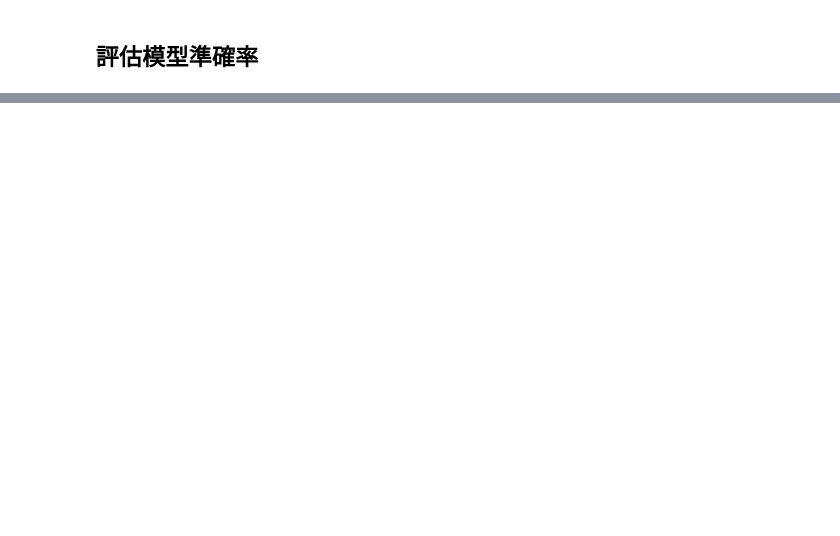
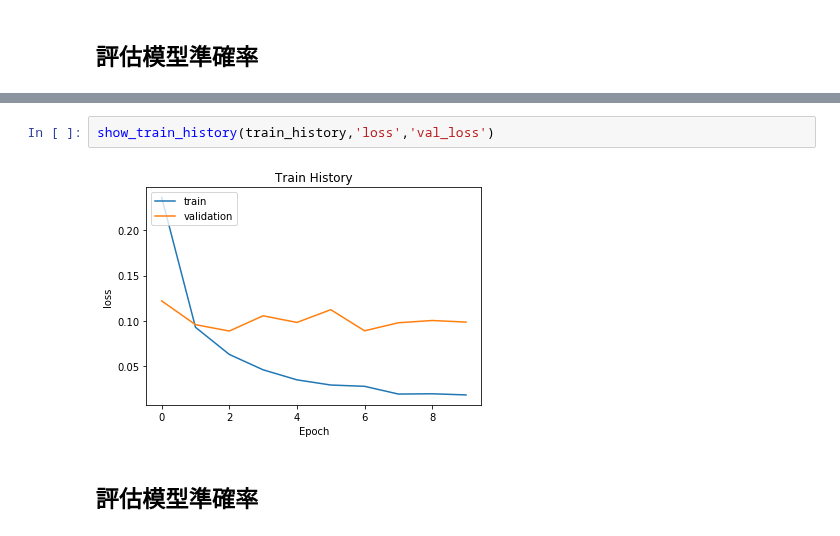
Before and after one commit to jackpopp125/2nd-ML100Days, a Jupyter notebook: homework/Day_070_HW/Day_070_HW.ipynb, the cells around one changed output, grey strips where cells are left out. Cells and saved outputs as stored; diff of their text form; blank space fills up the shorter version.

```diff
--- a/homework/Day_070_HW/Day_070_HW.ipynb
+++ b/homework/Day_070_HW/Day_070_HW.ipynb
@@ -173,0 +290,6 @@ accuracy= 0.9764
+# %%
+show_train_history(train_history,'loss','val_loss')
+# %% [output]
+[figure, added]
+# %% [markdown]
+## 評估模型準確率
```
Also changed, not shown: parts of 26 cells of this notebook.
